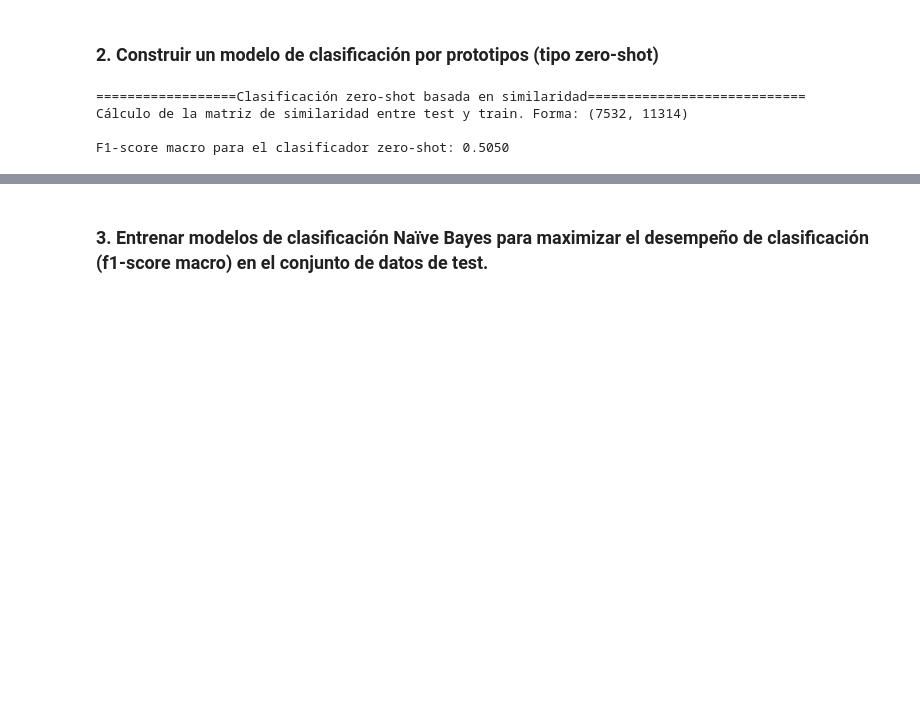
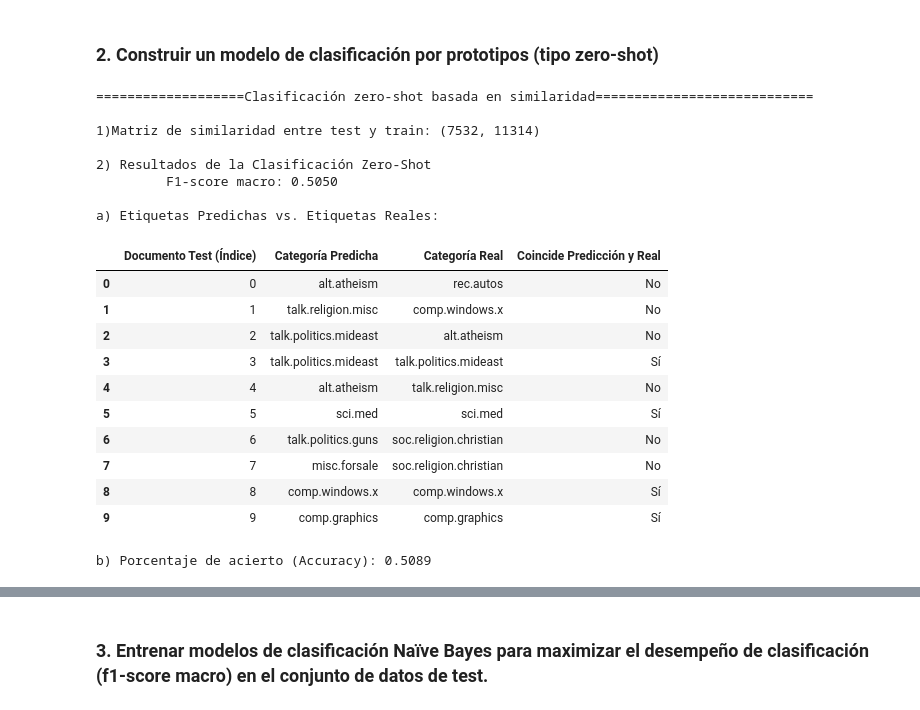
Before and after one commit to Kalima83/procesamiento_lenguaje_natural, a Jupyter notebook: clase_1/ejercicios/Desafio_1.ipynb, the cells around one changed output, grey strips where cells are left out. Saved outputs shown, nothing was run; the diff lists cells and outputs as text; code cells hidden in the pictures; blank space fills up the shorter version.

```diff
--- a/clase_1/ejercicios/Desafio_1.ipynb
+++ b/clase_1/ejercicios/Desafio_1.ipynb
@@ -333,34 +345,79 @@ Categoría del Documento Original: rec.autos
 # %%
 from sklearn.metrics.pairwise import cosine_similarity
 import numpy as np
-from sklearn.metrics import f1_score
+from sklearn.metrics import f1_score, accuracy_score
+import pandas as pd
 
-print("==================Clasificación zero-shot basada en similaridad============================")
+print("===================Clasificación zero-shot basada en similaridad============================")
 
 # Calcular la similaridad coseno entre cada documento de test y todos los documentos de entrenamiento
 # X_test: matriz vectorizada de documentos de test
 # X_train: matriz vectorizada de documentos de entrenamiento
 # El resultado será una matriz donde element (i, j) es la similaridad entre
-# el i-ésimo documento de test y el j-ésimo documento de entrenamiento.
+# el i-ésimo documento de test y el j-th documento de entrenamiento.
 # Esto puede tomar un tiempo considerable dependiendo del tamaño de los datasets.
 similarity_matrix_test_train = cosine_similarity(X_test, X_train)
 
-print(f"Cálculo de la matriz de similaridad entre test y train. Forma: {similarity_matrix_test_train.shape}")
+print(f"\n1)Matriz de similaridad entre test y train: {similarity_matrix_test_train.shape}")
 
-# Para cada documento de test, encontrar el índice del documento de entrenamiento más similar
+# Para cada documento de test busca el documento de entrenamiento más similar
 most_similar_train_indices = np.argmax(similarity_matrix_test_train, axis=1)
 
 # Las etiquetas predichas para el conjunto de test serán las etiquetas de los documentos de entrenamiento más similares
 y_pred_zero_shot = newsgroups_train.target[most_similar_train_indices]
 
+
+# --- Mostrar Resultados ---
+
+print("\n2) Resultados de la Clasificación Zero-Shot")
+
 # Evaluar el desempeño utilizando F1-score macro
-# y_test contiene las etiquetas reales del conjunto de test
-# y_pred_zero_shot contiene las etiquetas predichas por nuestro clasificador zero-shot
 f1_macro_zero_shot = f1_score(y_test, y_pred_zero_shot, average='macro')
+print(f"\t F1-score macro: {f1_macro_zero_shot:.4f}")
 
-print(f"\nF1-score macro para el clasificador zero-shot: {f1_macro_zero_shot:.4f}")
+# Calcular Accuracy
+accuracy_zero_shot = accuracy_score(y_test, y_pred_zero_shot)
+
+# Mostrar una muestra de las predicciones en una tabla de pandas
+print("\na) Etiquetas Predichas vs. Etiquetas Reales:")
+sample_size = 10 # Número de muestras a mostrar
+
+# Crear listas para la tabla
+sample_test_indices = list(range(sample_size)) # Tomar los primeros 'sample_size' índices
+sample_predicted_categories = [newsgroups_train.target_names[y_pred_zero_shot[i]] for i in sample_test_indices]
+sample_actual_categories = [newsgroups_train.target_names[y_test[i]] for i in sample_test_indices]
+prediction_matches = ["Sí" if y_pred_zero_shot[i] == y_test[i] else "No" for i in sample_test_indices]
+
+# Crear el DataFrame
+df_prediction_sample = pd.DataFrame({
+    "Documento Test (Índice)": sample_test_indices,
+    "Categoría Predicha": sample_predicted_categories,
+    "Categoría Real": sample_actual_categories,
+    "Coincide Predicción y Real": prediction_matches
+})
+
+# Mostrar el DataFrame
+display(df_prediction_sample)
+
+print(f"b) Porcentaje de acierto (Accuracy): {accuracy_zero_shot:.4f}")
 # %% [output]
-==================Clasificación zero-shot basada en similaridad============================
-Cálculo de la matriz de similaridad entre test y train. Forma: (7532, 11314)
+===================Clasificación zero-shot basada en similaridad============================
 
-F1-score macro para el clasificador zero-shot: 0.5050
+1)Matriz de similaridad entre test y train: (7532, 11314)
+
+2) Resultados de la Clasificación Zero-Shot
+         F1-score macro: 0.5050
+
+a) Etiquetas Predichas vs. Etiquetas Reales:
+|  | Documento Test (Índice) | Categoría Predicha | Categoría Real | Coincide Predicción y Real |
+| 0 | 0 | alt.atheism | rec.autos | No |
+| 1 | 1 | talk.religion.misc | comp.windows.x | No |
+| 2 | 2 | talk.politics.mideast | alt.atheism | No |
+| 3 | 3 | talk.politics.mideast | talk.politics.mideast | Sí |
+| 4 | 4 | alt.atheism | talk.religion.misc | No |
+| 5 | 5 | sci.med | sci.med | Sí |
+| 6 | 6 | talk.politics.guns | soc.religion.christian | No |
+| 7 | 7 | misc.forsale | soc.religion.christian | No |
+| 8 | 8 | comp.windows.x | comp.windows.x | Sí |
+| 9 | 9 | comp.graphics | comp.graphics | Sí |
+b) Porcentaje de acierto (Accuracy): 0.5089
```
Also changed, not shown: parts of 12 cells of this notebook.
